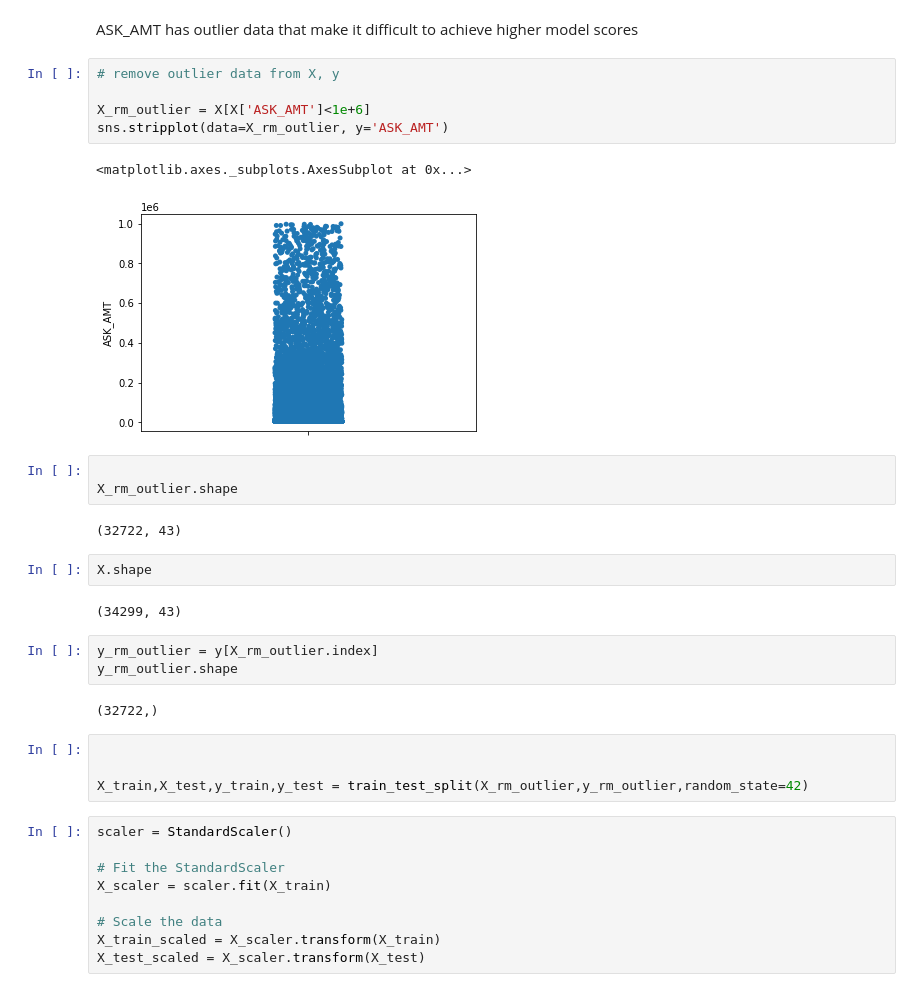
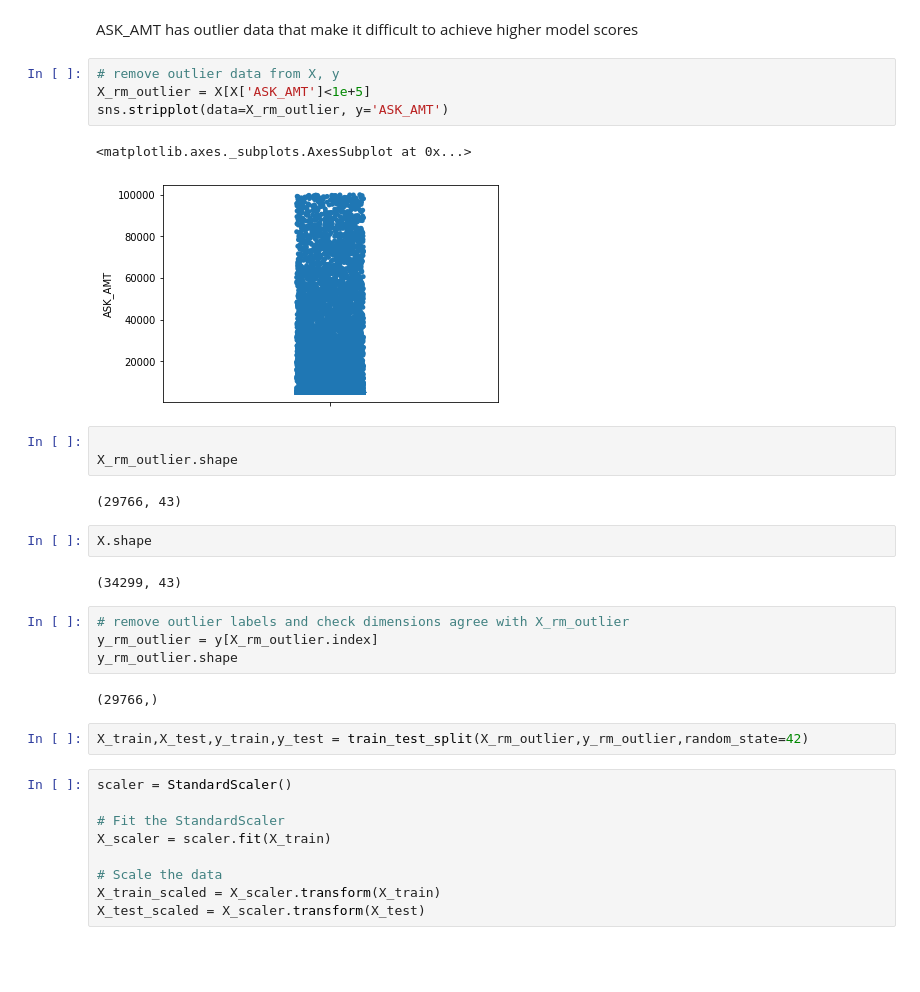
Before and after one commit to MohanPanga/deep_learning, a Jupyter notebook: AlphabetSoupCharity_Optimization.ipynb, the cells around one changed output. Drawn from its saved outputs; the diff is of its cells as text; blank space fills up the shorter version.

```diff
--- a/AlphabetSoupCharity_Optimization.ipynb
+++ b/AlphabetSoupCharity_Optimization.ipynb
@@ -381,29 +381,27 @@ sns.boxplot(data=X, y='ASK_AMT')
 ASK_AMT has outlier data that make it difficult to achieve higher model scores
 # %%
 # remove outlier data from X, y
-
-X_rm_outlier = X[X['ASK_AMT']<1e+6]
+X_rm_outlier = X[X['ASK_AMT']<1e+5]
 sns.stripplot(data=X_rm_outlier, y='ASK_AMT')
 # %% [output]
 <matplotlib.axes._subplots.AxesSubplot at 0x...>
-[figure, old version]
+[figure, new version]
 # %%
 
 X_rm_outlier.shape
 # %% [output]
-(32722, 43)
+(29766, 43)
 # %%
 X.shape
 # %% [output]
 (34299, 43)
 # %%
+# remove outlier labels and check dimensions agree with X_rm_outlier
 y_rm_outlier = y[X_rm_outlier.index]
 y_rm_outlier.shape
 # %% [output]
-(32722,)
+(29766,)
 # %%
-
-
 X_train,X_test,y_train,y_test = train_test_split(X_rm_outlier,y_rm_outlier,random_state=42)
 # %%
 scaler = StandardScaler()
```
Also changed, not shown: parts of 8 cells of this notebook, 15 other files.
